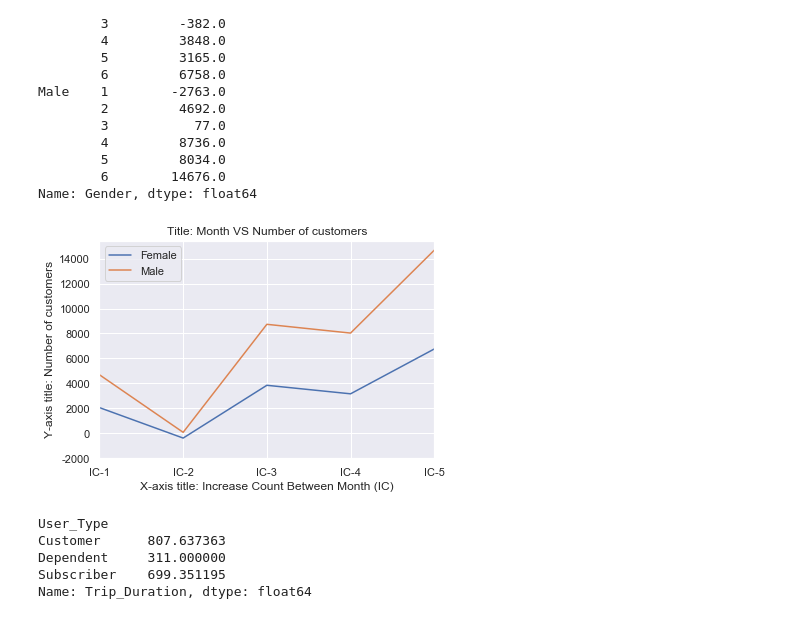
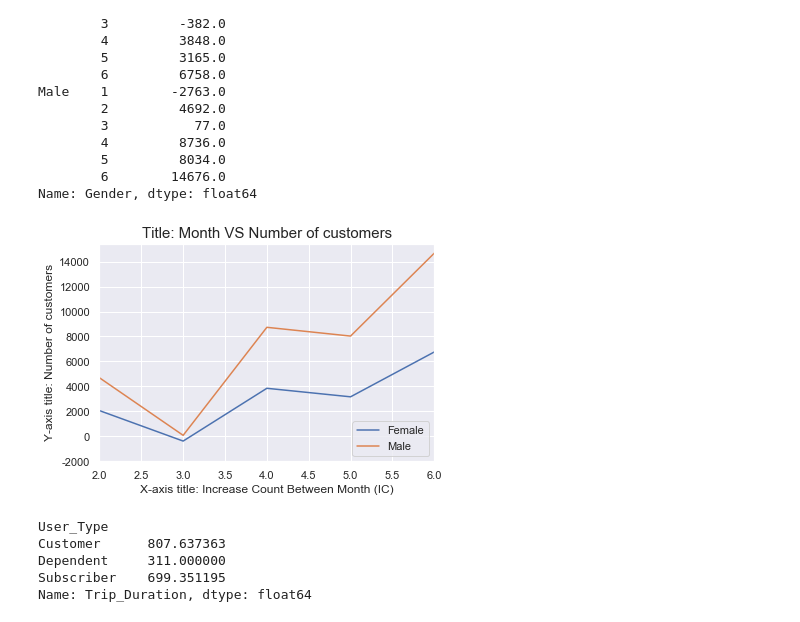
Before and after one commit to NameZhangRan/Courseware, a Jupyter notebook: Week-06-P3阶段.ipynb, the cells around one changed output. Cells and saved outputs as stored; diff of their text form; code cells hidden in the pictures.

```diff
--- a/Week-06-P3阶段.ipynb
+++ b/Week-06-P3阶段.ipynb
@@ -120,8 +156,8 @@ df.groupby('month')['month'].count().plot(kind = 'line');
 # %%
 # 输出男女每月的人数
 
-groupby = df.groupby(['Gender','month'])['Gender','month'].count()
-groupby.Gender
+df_groupby = df.groupby(['Gender','month'])['Gender','month'].count()
+df_groupby.Gender
 # %% [output]
 Gender  month
 Female  1         4059
@@ -168,8 +211,8 @@ plt.show();
 # %%
 # 求出两个月之间的差值
 
-diff = groupby.Gender.diff()
-diff
+diffs = groupby.Gender.diff()
+diffs
 # %% [output]
 Gender  month
 Female  1            NaN
@@ -187,35 +230,33 @@ Male    1        -2763.0
 Name: Gender, dtype: float64
 # %%
 # 练习增加 X轴 Y轴 标题 和 标签
-line_f = diff.Female[1:].plot(kind = 'line')
-line_m = diff.Male[1:].plot(kind = 'line')
+
+diffs.Female[1:].plot(kind = 'line')
+diffs.Male[1:].plot(kind = 'line')
 
 # X轴
-plt.xlabel('X-axis title: Increase Count Between Month (IC)',
-           fontdict = {'fontsize': 12})
+plt.xlabel('X-axis title: Increase Count Between Month (IC)', fontsize=12)
 
 # Y轴
-plt.ylabel('Y-axis title: Number of customers',
-           fontdict = {'fontsize': 12})
+plt.ylabel('Y-axis title: Number of customers', fontsize=12)
 
 # Title
-plt.title('Title: Month VS Number of customers')
+plt.title('Title: Month VS Number of customers', fontsize=15)
 
 # 标签
-plt.legend(labels = ['Female', 'Male'], loc = 0)
+plt.legend(labels = ['Female', 'Male'], loc = 4) # loc 图例位置
 
 # 改变 x 和 y的间隔
-plt.xticks(range(2,7),
-           ["IC-{}".format(i) for i in range(1,6)])
+# plt.xticks(range(2,7), ["IC-{}".format(i) for i in range(1,6)])
 
 plt.yticks(range(-2000, 16000, 2000))
 
 # 增加网格
-plt.grid(b = True, axis = 'y')
+plt.grid(b = True, axis = 'y') # axis 网格方向
 
 plt.show();
 # %% [output]
-[figure, old version]
+[figure, new version]
 # %%
 # 求出每个group的平均骑行时间
 
```
Also changed, not shown: parts of 48 cells of this notebook.
